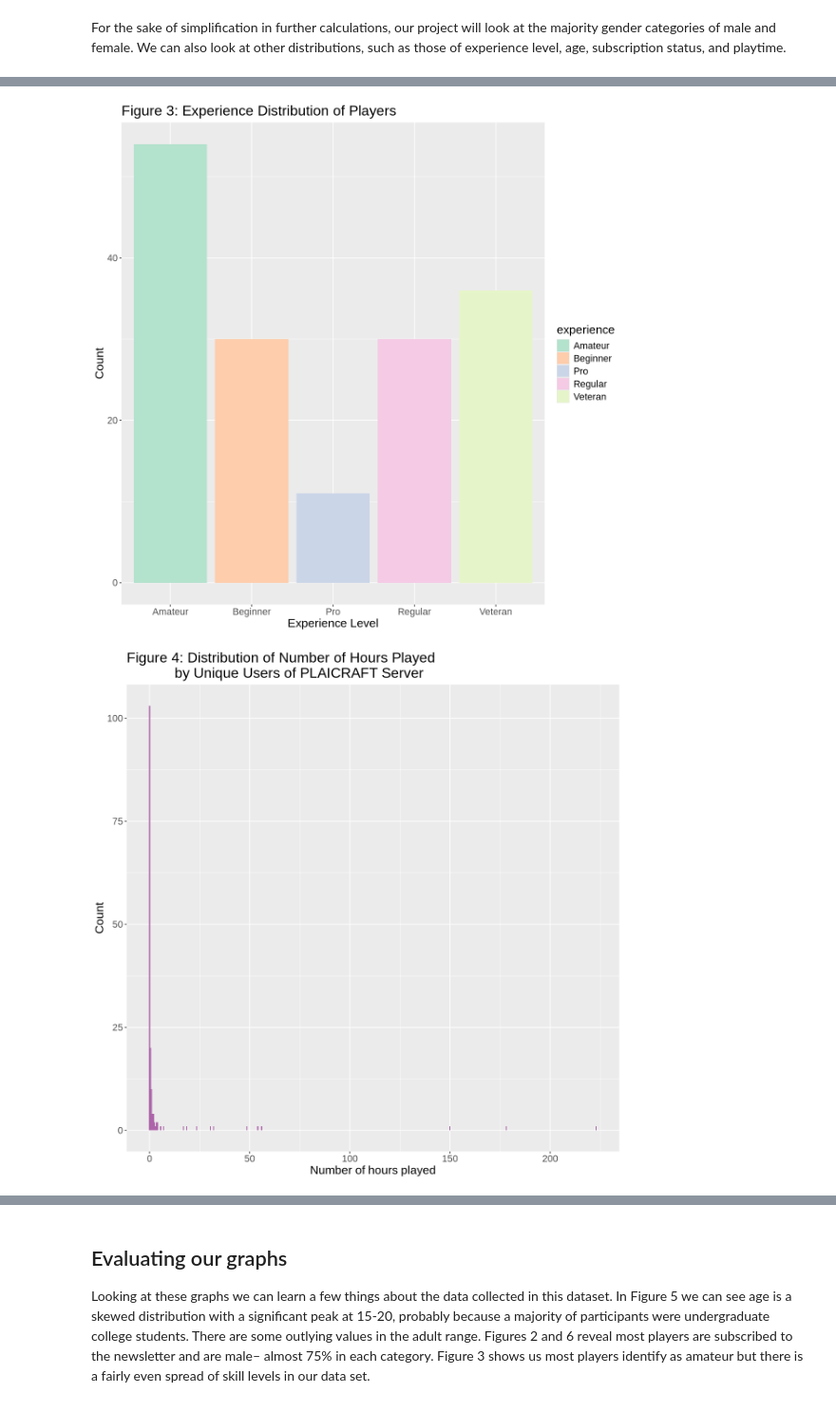
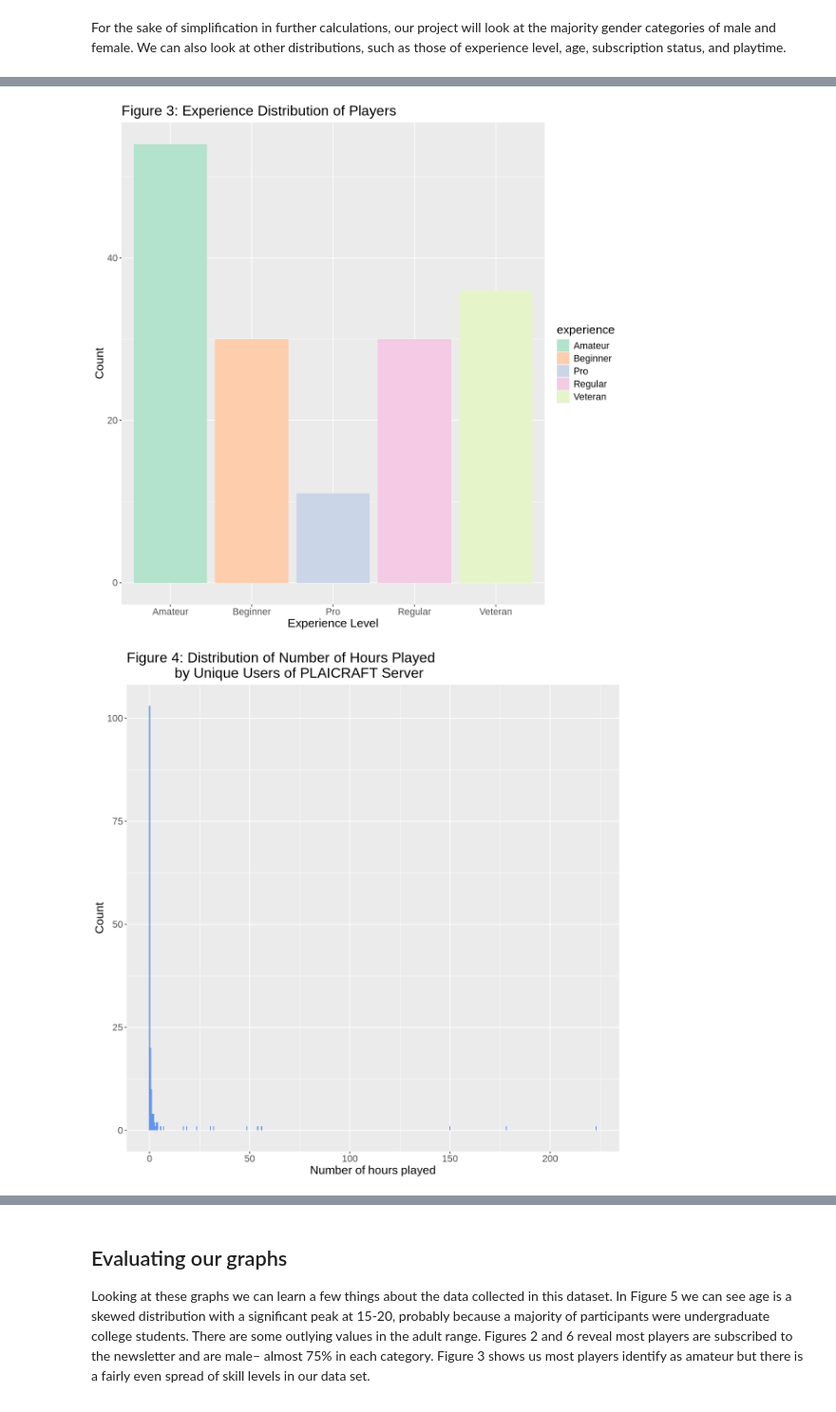
Before and after one commit to ellailan/PLAICRAFT-Data-Analysis, a Jupyter notebook: data-analysis.ipynb, the cells around one changed output, grey strips where cells are left out. Shown at 95% size. Drawn from its saved outputs; the diff is of its cells as text; code cells hidden in the pictures.

```diff
--- a/data-analysis.ipynb
+++ b/data-analysis.ipynb
@@ -159,36 +158,36 @@ experience <- players |> ggplot(aes(x = experience, fill = experience)) +
     theme(text = element_text(size = 16))  +
     scale_fill_brewer(palette = 'Pastel2')
 
 play_distribution <- players |> ggplot(aes(x = played_hours)) +
-  geom_histogram(binwidth = 0.5, fill = "#ad65aa") +
+  geom_histogram(binwidth = 0.5, fill = "cornflowerblue") +
     labs(x = "Number of hours played", y = "Count") +
     ggtitle("Figure 4: Distribution of Number of Hours Played
             by Unique Users of PLAICRAFT Server") +
     theme(text = element_text(size = 16))
 
 age_distribution <- players |> ggplot(aes(x = Age)) +
-  geom_histogram(binwidth = 5, fill = "#f5baf2", color = "#ad65aa") +
+  geom_histogram(binwidth = 5, fill = "pink", color = "pink3") +
     labs(x = "Age of player", y = "Count") +
          ggtitle("Figure 5: Distribution of Ages of Players
                  in PLAICRAFT Server") +
     theme(text = element_text(size = 16))
 
 subscribe <- players |> ggplot(aes(x = subscribe, fill = subscribe)) +
   geom_bar() +
   labs(title = "Subscription Status", x = "Subscribed?", y = "Count") +
     ggtitle("Figure 6: Are players of the PLAICRAFT Server
             Subscribed to a Gaming Newsletter?") +
     theme(text = element_text(size = 16)) +
     scale_fill_brewer(palette = 'Set2')
 
 experience
 play_distribution
 age_distribution
 subscribe
 # %% [output]
 [figure]
 [figure]
-[figure, old version]
+[figure, new version]
 [figure]
 [figure]
 # %% [markdown]
```
Also changed, not shown: parts of 3 cells of this notebook.
